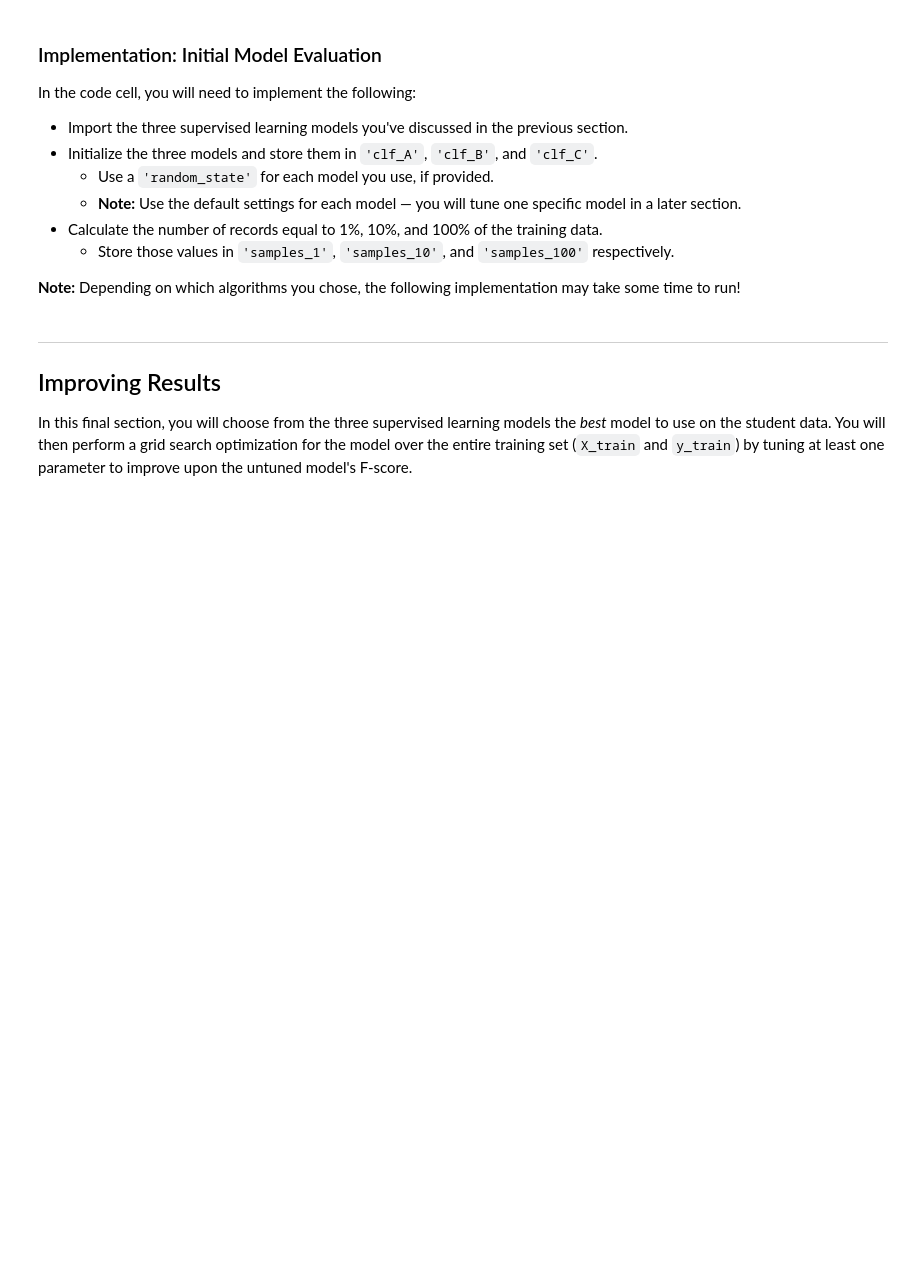
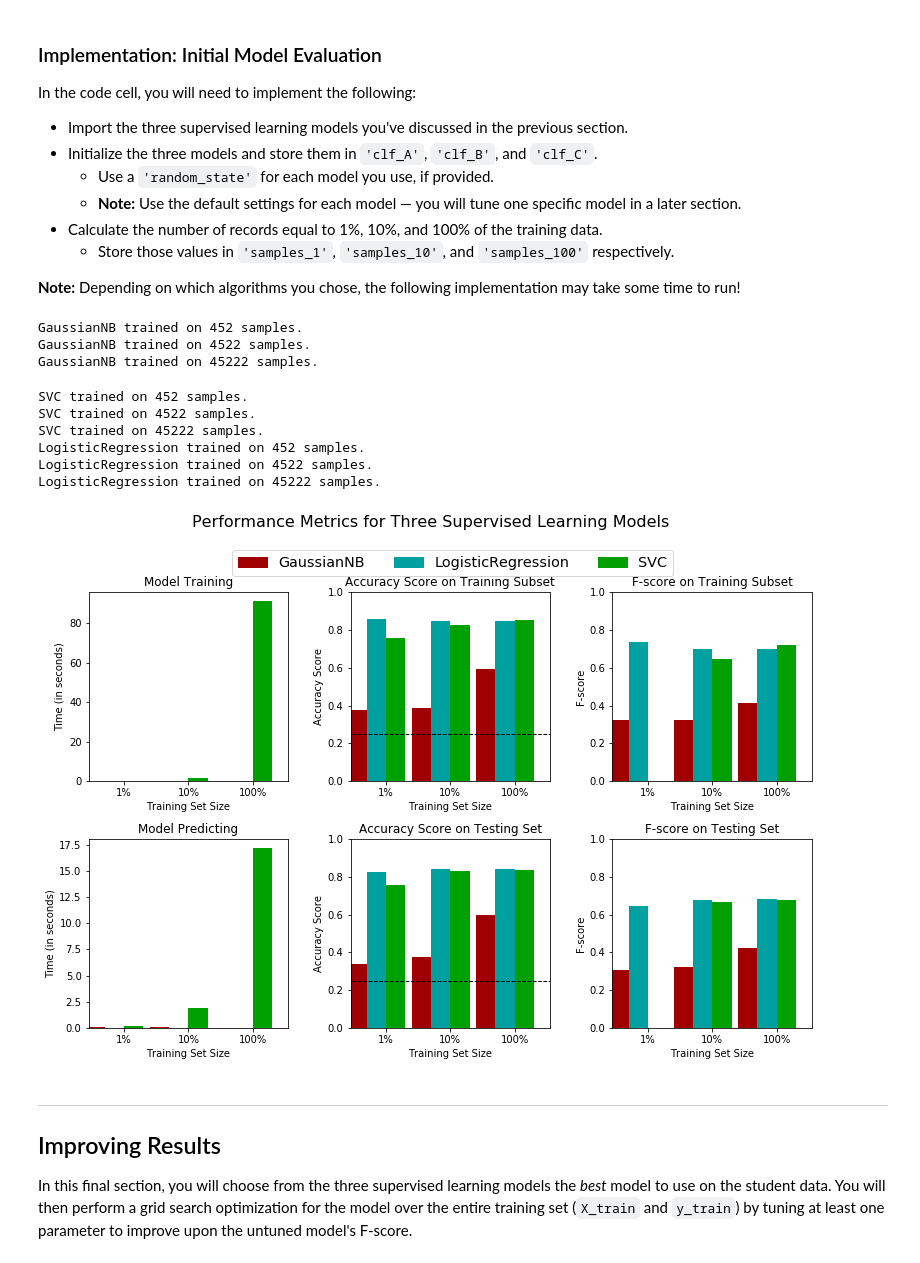
Before and after one commit to dkomlen/machine-learning, a Jupyter notebook: projects/finding_donors/finding_donors.ipynb, the cells around one changed output. Cells and saved outputs as stored; diff of their text form; code cells hidden in the pictures; blank space fills up the shorter version.

Commit message:
[MLND] Project - finding donors - initial model evalutaion

```diff
--- a/projects/finding_donors/finding_donors.ipynb
+++ b/projects/finding_donors/finding_donors.ipynb
@@ -358,32 +356,45 @@ In the code cell, you will need to implement the following:
 
 **Note:** Depending on which algorithms you chose, the following implementation may take some time to run!
 # %%
-# TODO: Import the three supervised learning models from sklearn
+from sklearn.svm import SVC
+from sklearn.naive_bayes import GaussianNB
+from sklearn.linear_model import LogisticRegression
 
-# TODO: Initialize the three models
-clf_A = None
-clf_B = None
-clf_C = None
+# Initialize the three models
+clf_A = GaussianNB()
+clf_B = SVC()
+clf_C = LogisticRegression()
 
-# TODO: Calculate the number of samples for 1%, 10%, and 100% of the training data
+# Calculate the number of samples for 1%, 10%, and 100% of the training data
 # HINT: samples_100 is the entire training set i.e. len(y_train)
 # HINT: samples_10 is 10% of samples_100
 # HINT: samples_1 is 1% of samples_100
-samples_100 = None
-samples_10 = None
-samples_1 = None
+samples_100 = n_records
+samples_10 = n_records / 10
+samples_1 = n_records / 100
 
 # Collect results on the learners
 results = {}
 for clf in [clf_A, clf_B, clf_C]:
     clf_name = clf.__class__.__name__
     results[clf_name] = {}
     for i, samples in enumerate([samples_1, samples_10, samples_100]):
         results[clf_name][i] = \
         train_predict(clf, samples, X_train, y_train, X_test, y_test)
 
 # Run metrics visualization for the three supervised learning models chosen
 vs.evaluate(results, accuracy, fscore)
+# %% [output]
+GaussianNB trained on 452 samples.
+GaussianNB trained on 4522 samples.
+GaussianNB trained on 45222 samples.
+SVC trained on 452 samples.
+SVC trained on 4522 samples.
+SVC trained on 45222 samples.
+LogisticRegression trained on 452 samples.
+LogisticRegression trained on 4522 samples.
+LogisticRegression trained on 45222 samples.
+[figure, added]
 # %% [markdown]
 ----
 ## Improving Results
```
Also changed, not shown: parts of 2 cells of this notebook.
